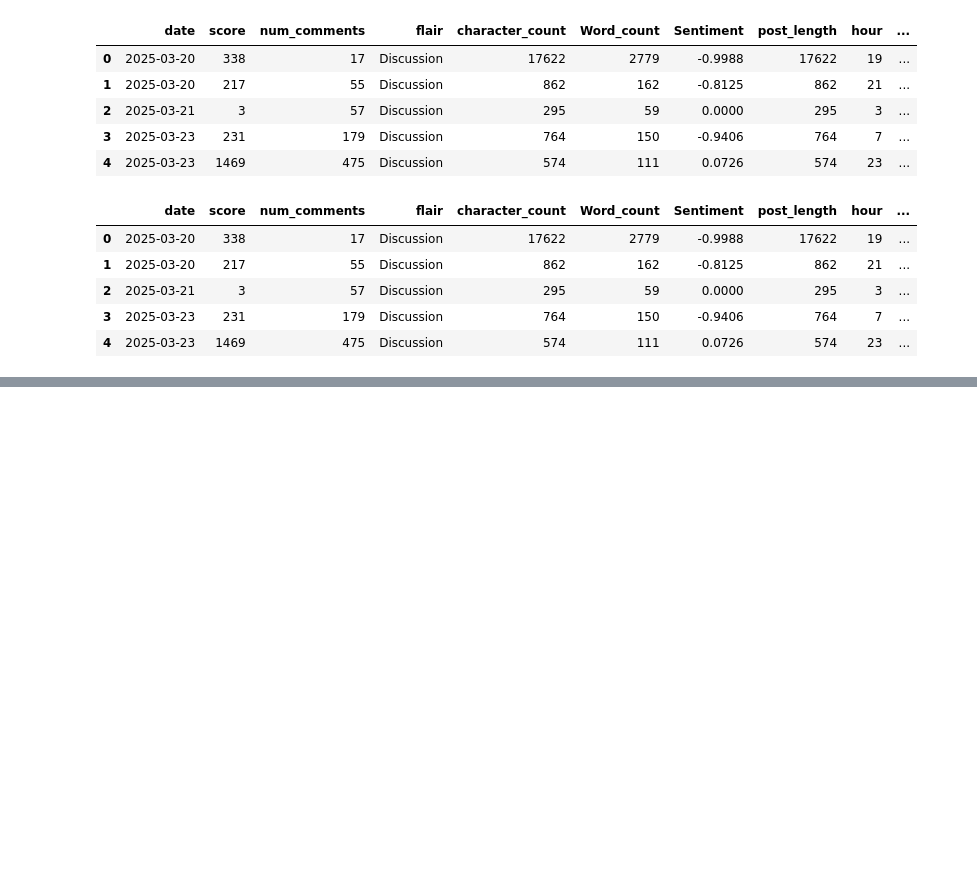
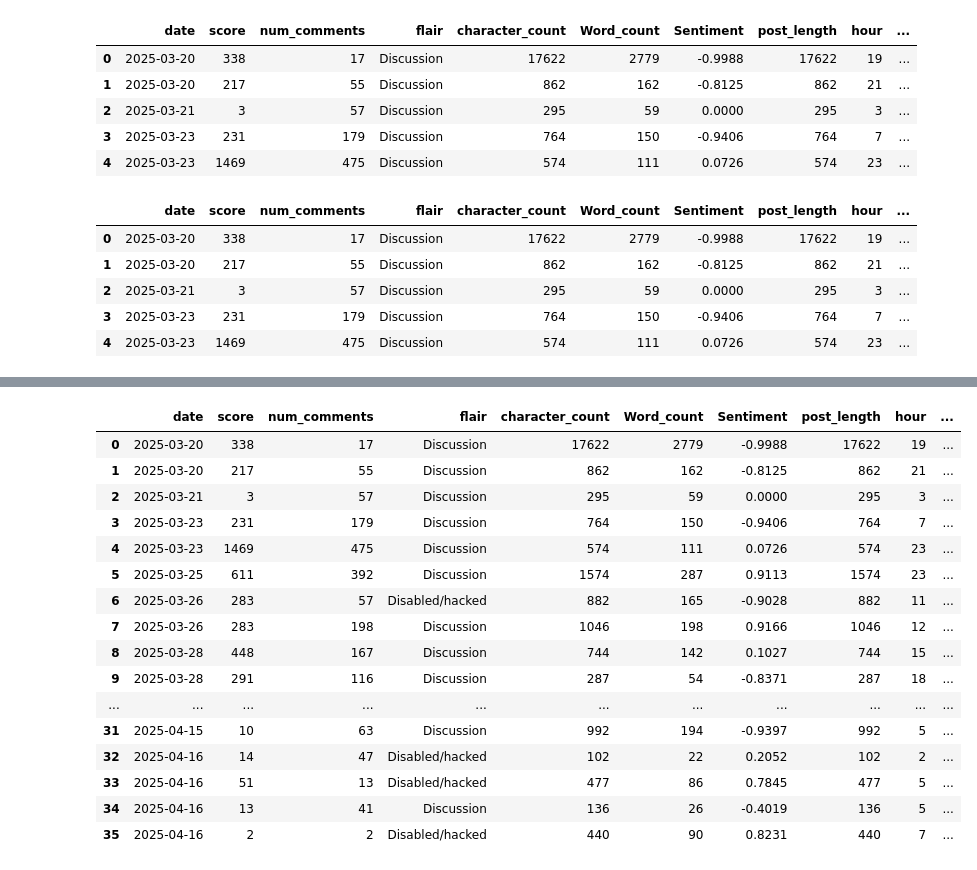
Before and after one commit to bibidhSubedi0/Sentiment-Analysis, a Jupyter notebook: src/EDA/analysisV3.ipynb, the cells around one changed output, grey strips where cells are left out. Drawn from its saved outputs; the diff is of its cells as text; code cells hidden in the pictures; blank space fills up the shorter version.

```diff
--- a/src/EDA/analysisV3.ipynb
+++ b/src/EDA/analysisV3.ipynb
@@ -300 +318,22 @@ new_df.head()
+# %%
+grouped = new_df.groupby('block_index')
+grouped.head()
+# %% [output]
+|  | date | score | num_comments | flair | character_count | Word_count | Sentiment | post_length | hour | ... |
+| 0 | 2025-03-20 | 338 | 17 | Discussion | 17622 | 2779 | -0.9988 | 17622 | 19 | ... |
+| 1 | 2025-03-20 | 217 | 55 | Discussion | 862 | 162 | -0.8125 | 862 | 21 | ... |
+| 2 | 2025-03-21 | 3 | 57 | Discussion | 295 | 59 | 0.0000 | 295 | 3 | ... |
+| 3 | 2025-03-23 | 231 | 179 | Discussion | 764 | 150 | -0.9406 | 764 | 7 | ... |
+| 4 | 2025-03-23 | 1469 | 475 | Discussion | 574 | 111 | 0.0726 | 574 | 23 | ... |
+| 5 | 2025-03-25 | 611 | 392 | Discussion | 1574 | 287 | 0.9113 | 1574 | 23 | ... |
+| 6 | 2025-03-26 | 283 | 57 | Disabled/hacked | 882 | 165 | -0.9028 | 882 | 11 | ... |
+| 7 | 2025-03-26 | 283 | 198 | Discussion | 1046 | 198 | 0.9166 | 1046 | 12 | ... |
+| 8 | 2025-03-28 | 448 | 167 | Discussion | 744 | 142 | 0.1027 | 744 | 15 | ... |
+| 9 | 2025-03-28 | 291 | 116 | Discussion | 287 | 54 | -0.8371 | 287 | 18 | ... |
+| ... | ... | ... | ... | ... | ... | ... | ... | ... | ... | ... |
+| 31 | 2025-04-15 | 10 | 63 | Discussion | 992 | 194 | -0.9397 | 992 | 5 | ... |
+| 32 | 2025-04-16 | 14 | 47 | Disabled/hacked | 102 | 22 | 0.2052 | 102 | 2 | ... |
+| 33 | 2025-04-16 | 51 | 13 | Disabled/hacked | 477 | 86 | 0.7845 | 477 | 5 | ... |
+| 34 | 2025-04-16 | 13 | 41 | Discussion | 136 | 26 | -0.4019 | 136 | 5 | ... |
+| 35 | 2025-04-16 | 2 | 2 | Disabled/hacked | 440 | 90 | 0.8231 | 440 | 7 | ... |
 # %%
```
Also changed, not shown: parts of 10 cells of this notebook, 7 other files.
